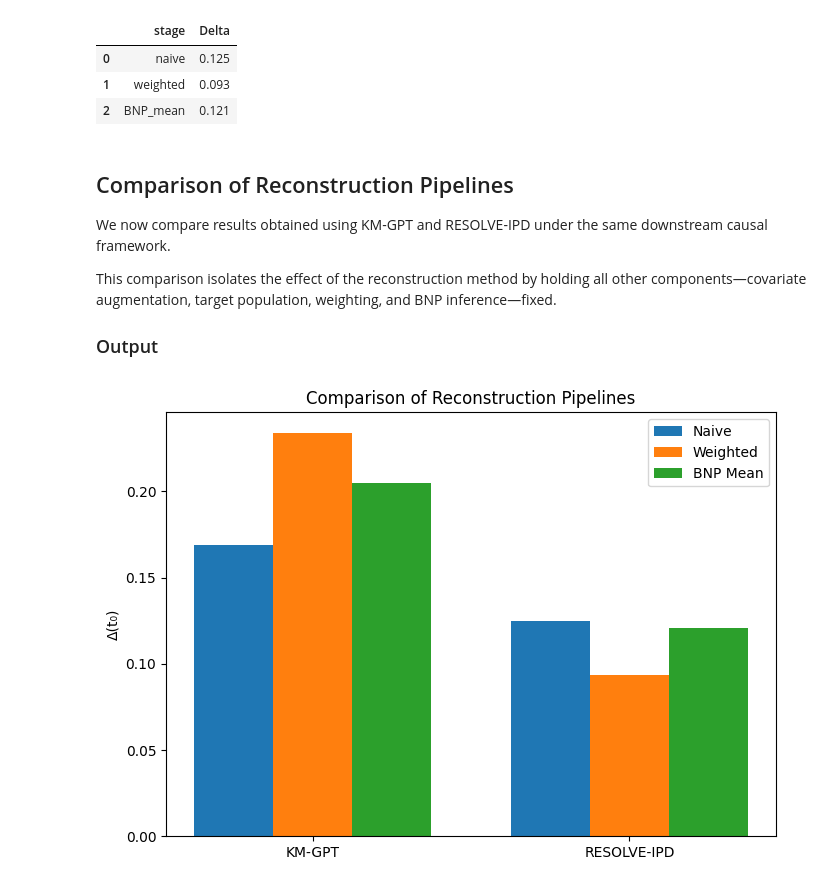
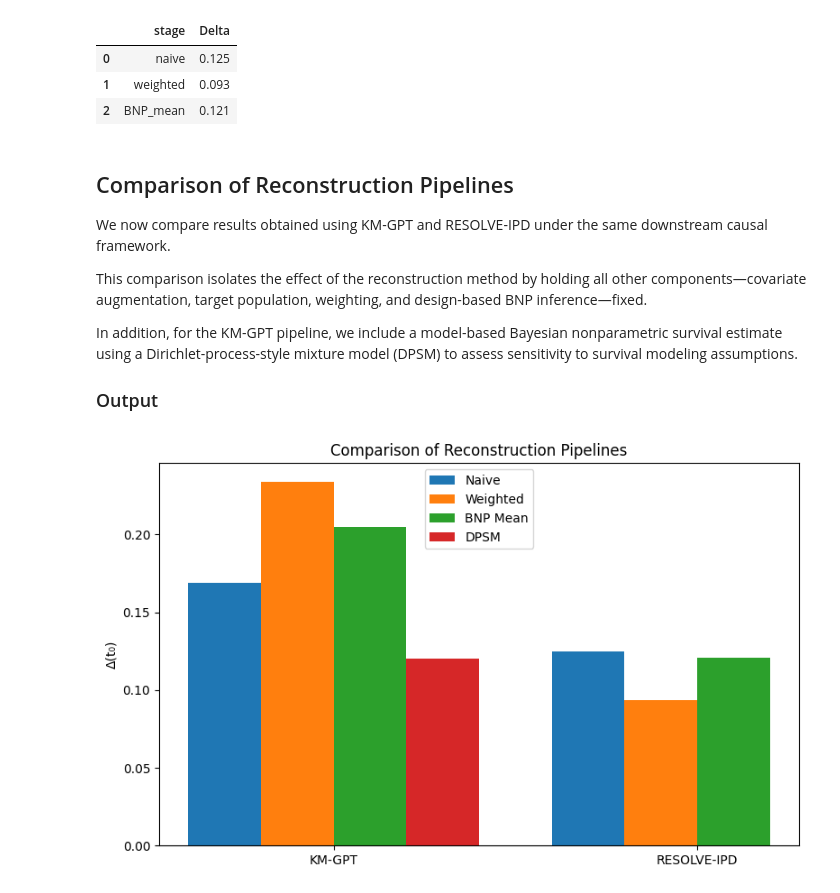
Before and after one commit to JonathanMa03/NPBS-project-MaZhu, a Jupyter notebook: implementation_debrief.ipynb, the cells around one changed output. Cells and saved outputs as stored; diff of their text form; code cells hidden in the pictures.

Commit message:
updated results for DPSM

```diff
--- a/implementation_debrief.ipynb
+++ b/implementation_debrief.ipynb
@@ -32,6 +33,9 @@ weighted_kmgpt = pd.read_csv(DATA_DIR / "interim" / "weighted_estimate.csv")
 bnp_kmgpt = pd.read_csv(DATA_DIR / "interim" / "bnp_summary.csv")
 cov_summary_kmgpt = pd.read_csv(DATA_DIR / "processed" / "real_kmgpt_covariate_summary.csv")
 
+# DPSM (model-based BNP extension)
+dpsm_kmgpt = pd.read_csv(DATA_DIR / "processed" / "dpsm_summary.csv")
+
 # RESOLVE-IPD pipeline
 df_resolve = pd.read_csv(DATA_DIR / "processed" / "resolve_ipd_harmonized.csv")
 naive_resolve = pd.read_csv(DATA_DIR / "outputs" / "resolve_naive_pooled_effect.csv")
@@ -39,7 +43,8 @@ weighted_resolve = pd.read_csv(DATA_DIR / "outputs" / "resolve_weighted_estimate
 bnp_resolve = pd.read_csv(DATA_DIR / "outputs" / "resolve_bnp_summary.csv")
 
 # Comparison
-robustness_compare = pd.read_csv(DATA_DIR / "outputs" / "reconstruction_robustness_comparison.csv")
+robustness_compare = pd.read_csv(DATA_DIR / "outputs" / "reconstruction_robustness_comparison.csv").copy()
+robustness_compare["dpsm_mean"] = [dpsm_kmgpt["Delta_mean"].iloc[0], np.nan]
 
 print("Loaded all artifacts.\n")
 
@@ -52,8 +57,11 @@ print(naive_kmgpt)
 print("\nNaive RESOLVE-IPD:")
 print(naive_resolve)
 
+print("\nDPSM summary (KM-GPT):")
+print(dpsm_kmgpt.round(3))
+
 print("\nRobustness comparison:")
-robustness_compare
+robustness_compare.round(3)
 # %% [output]
 Loaded all artifacts.
 
@@ -293,43 +312,53 @@ pd.DataFrame({
 
 We now compare results obtained using KM-GPT and RESOLVE-IPD under the same downstream causal framework.
 
-This comparison isolates the effect of the reconstruction method by holding all other components—covariate augmentation, target population, weighting, and BNP inference—fixed.
+This comparison isolates the effect of the reconstruction method by holding all other components—covariate augmentation, target population, weighting, and design-based BNP inference—fixed.
+
+In addition, for the KM-GPT pipeline, we include a model-based Bayesian nonparametric survival estimate using a Dirichlet-process-style mixture model (DPSM) to assess sensitivity to survival modeling assumptions.
 
 ### Output
 # %%
 methods = ["KM-GPT", "RESOLVE-IPD"]
 
 naive_vals = [
     naive_kmgpt["Delta"].iloc[0],
     naive_resolve["Delta"].iloc[0],
 ]
 
 weighted_vals = [
     weighted_kmgpt["Delta"].iloc[0],
     weighted_resolve["Delta"].iloc[0],
 ]
 
 bnp_vals = [
     bnp_kmgpt["mean"].iloc[0],
     bnp_resolve["mean"].iloc[0],
 ]
 
+# DPSM only for KM-GPT
+dpsm_vals = [
+    dpsm_kmgpt["Delta_mean"].iloc[0],
+    np.nan,
+]
+
 x = np.arange(len(methods))
-width = 0.25
+width = 0.2
 
-plt.figure(figsize=(7,5))
-plt.bar(x - width, naive_vals, width, label="Naive")
-plt.bar(x, weighted_vals, width, label="Weighted")
-plt.bar(x + width, bnp_vals, width, label="BNP Mean")
+plt.figure(figsize=(8,5))
+
+plt.bar(x - 1.5*width, naive_vals, width, label="Naive")
+plt.bar(x - 0.5*width, weighted_vals, width, label="Weighted")
+plt.bar(x + 0.5*width, bnp_vals, width, label="BNP Mean")
+plt.bar(x + 1.5*width, dpsm_vals, width, label="DPSM")
 
 plt.xticks(x, methods)
 plt.ylabel("Δ(t₀)")
 plt.title("Comparison of Reconstruction Pipelines")
 plt.legend()
 plt.tight_layout()
 plt.show()
 # %% [output]
-[figure, old version]
+[figure, new version]
 # %% [markdown]
 ## Results Summary
 
```
Also changed, not shown: parts of 6 cells of this notebook, 2 other files.
